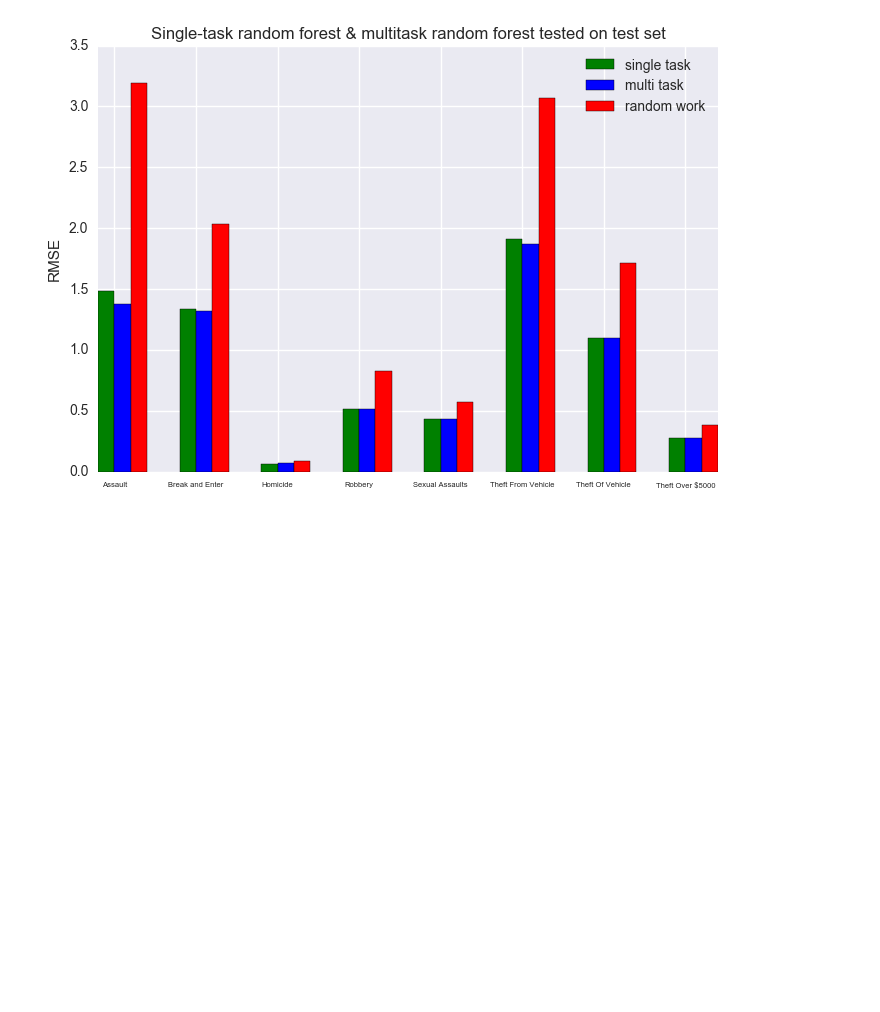
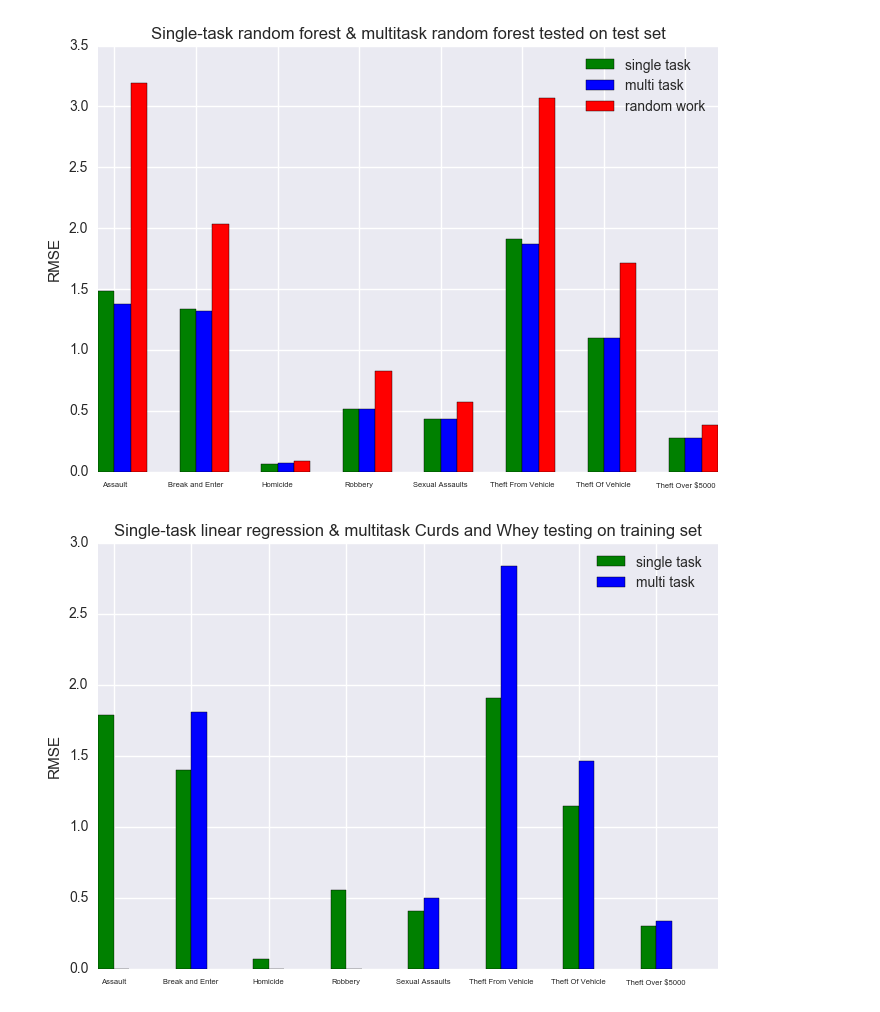
Before and after one commit to koosha/crime-analytics, a Jupyter notebook: final/bar.ipynb, the cells around one changed output. Cells and saved outputs as stored; diff of their text form; code cells hidden in the pictures; blank space fills up the shorter version.

```diff
--- a/final/bar.ipynb
+++ b/final/bar.ipynb
@@ -95,20 +95,22 @@ display(p1, p2, title, p3)
 # %%
 # Single-task linear regression & multitask Curds and Whey testing on training set
 p1 = [1.7879716351256758,
  1.3994737736305458,
  0.068929110845428077,
  0.55429691253627422,
  0.40639756285775003,
  1.9035134804485057,
  1.1489845830377428,
  0.29773143656868267]
-p2 = [1.4105436695502018,
- 1.3110160636988262,
- 0.067460996812193433,
- 0.50515335515248738,
- 0.38141847762168168,
- 1.7689129601816131,
- 1.0838735953132739,
- 0.29083826598015994]
+p2 = [0,
+ 1.806764410587035,
+ 0,
+ 0,
+ 0.49693393076651105,
+ 2.837275724842994,
+ 1.4609922366816115,
+ 0.3359005444401473]
 title = 'Single-task linear regression & multitask Curds and Whey testing on training set'
 display(p1, p2, title)
+# %% [output]
+[figure, added]
```
Also changed, not shown: parts of 1 cell of this notebook, 5 other files.
